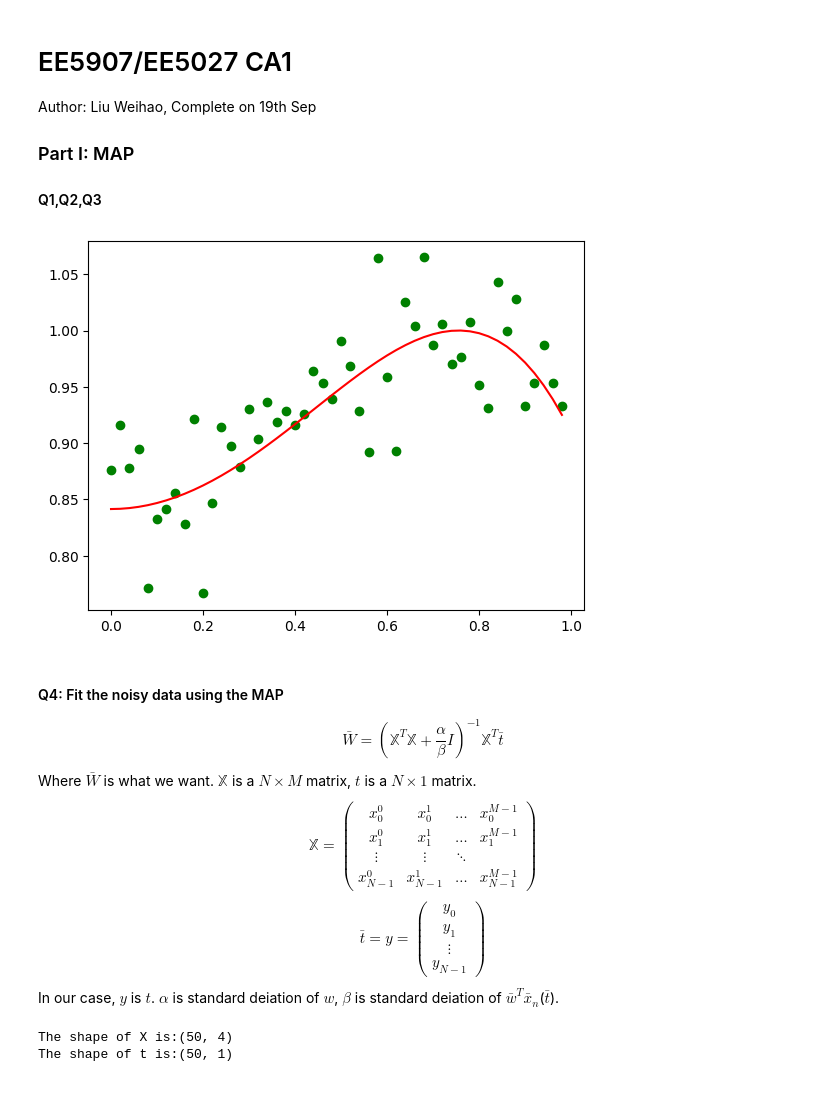
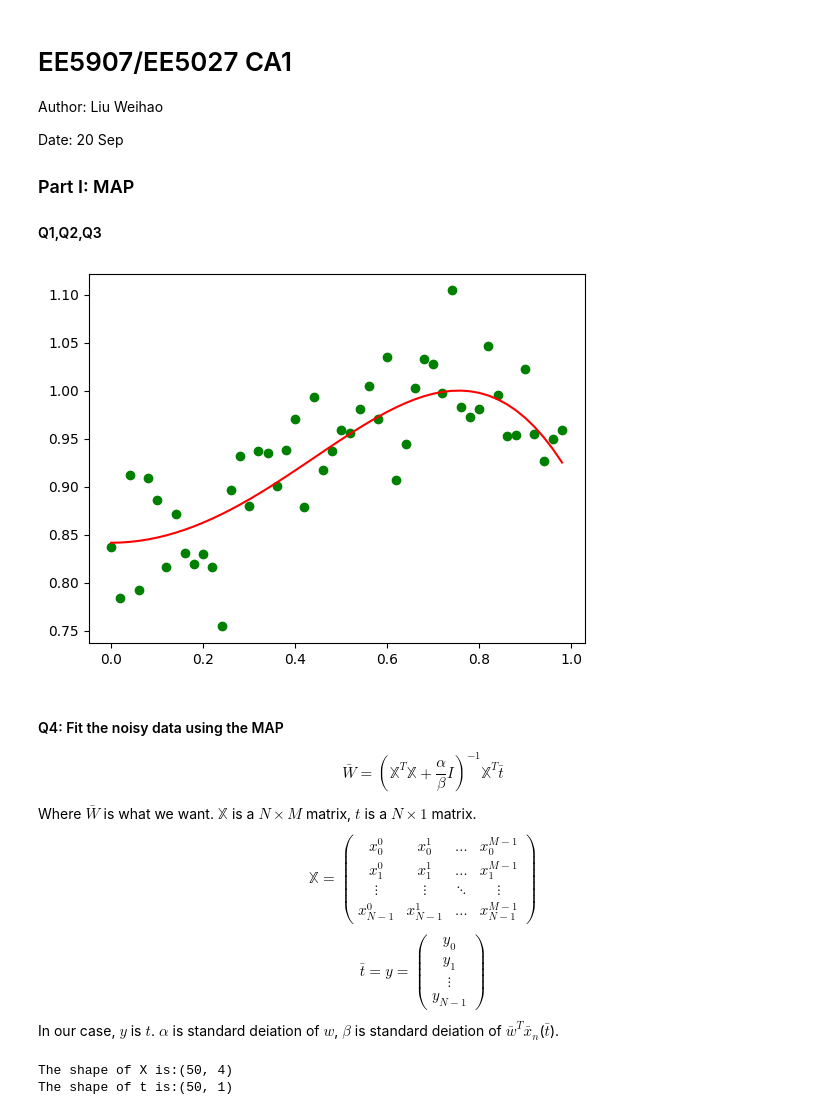
Before and after one commit to Observe-l/Msc_course, a Jupyter notebook: EE5907/CA/EE5907_CA1.ipynb, the cells around one changed output. Saved outputs shown, nothing was run; the diff lists cells and outputs as text; code cells hidden in the pictures.

```diff
--- a/EE5907/CA/EE5907_CA1.ipynb
+++ b/EE5907/CA/EE5907_CA1.ipynb
@@ -1,28 +1,34 @@
 # %% [markdown]
 # EE5907/EE5027 CA1
-Author: Liu Weihao, Complete on 19th Sep
+Author: Liu Weihao
+
+Date: 20 Sep
 ### Part I: MAP
 #### Q1,Q2,Q3
 # %%
 import matplotlib.pyplot as plt
+import math
 import numpy as np
 import pandas as pd
-from scipy import linalg
+from matplotlib import cm
+from matplotlib.ticker import LinearLocator
 
-BETA=0.2
+# beta = sigma^(-2)
+SIGMA = 0.04
+BETA = SIGMA ** (-2)
 
 # Generate 50 2D-data points
 x = np.arange(0,1,0.02)
 y = np.sin(np.power(x,2) + 1)
 
-# Add gaussian noise. 0-mean, standard deiation:0.1
-noise = np.random.normal(0,BETA**2,size=(50))
-y_s = y+noise
+# Add gaussian noise. 0-mean, standard deiation:sigma=0.2
+noise = np.random.normal(0,SIGMA,size=(50))
+y_noisy = y+noise
 plt.plot(x,y,'r-')
-plt.scatter(x,y_s,color='green')
+plt.scatter(x,y_noisy,color='green')
 plt.show()
 # %% [output]
-[figure, old version]
+[figure, new version]
 # %% [markdown]
 #### Q4: Fit the noisy data using the MAP
 $$
@@ -33,7 +39,7 @@ $$
 \mathbb{X}=\left(\begin{array}{cc}
 x_0^0&x_0^1&\ldots&x_0^{M-1}\\
 x_1^0&x_1^1&\ldots&x_1^{M-1}\\
-\vdots & \vdots & \ddots \\
+\vdots & \vdots & \ddots & \vdots\\
 x_{N-1}^0&x_{N-1}^1&\ldots&x_{N-1}^{M-1}
 \end{array}\right)
 $$
```
Also changed, not shown: parts of 27 cells of this notebook.
